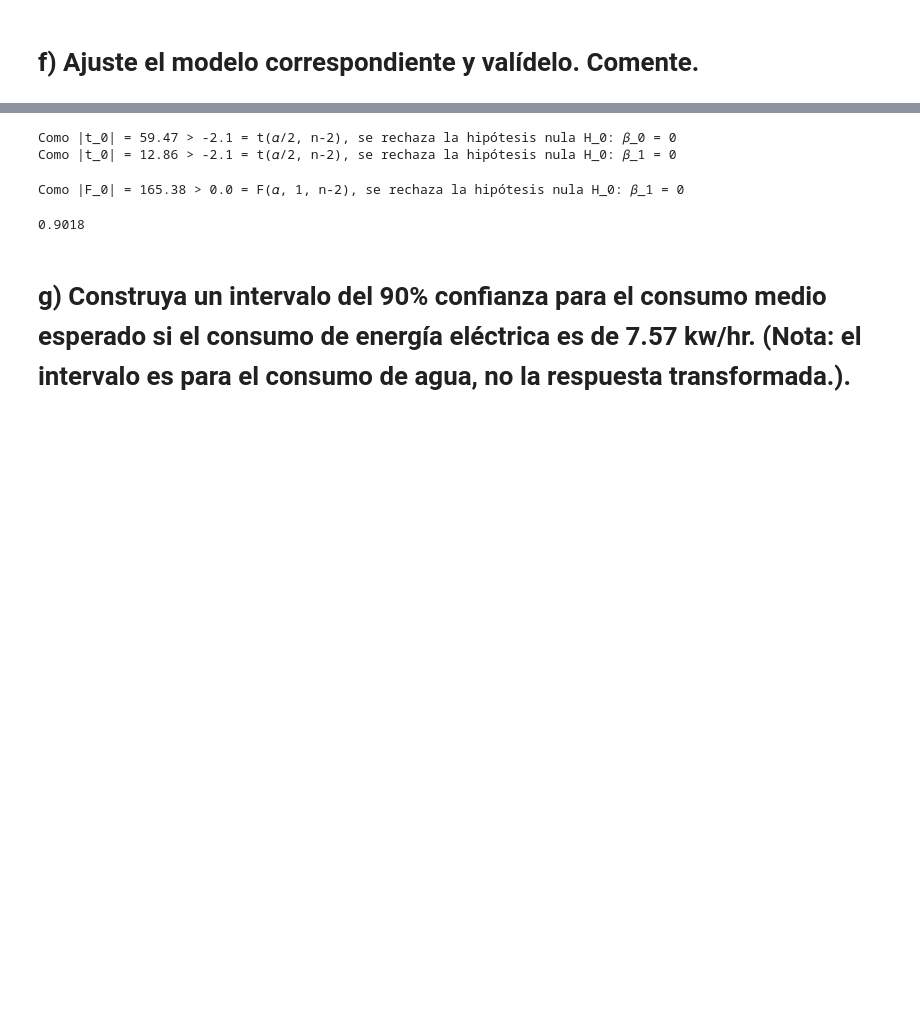
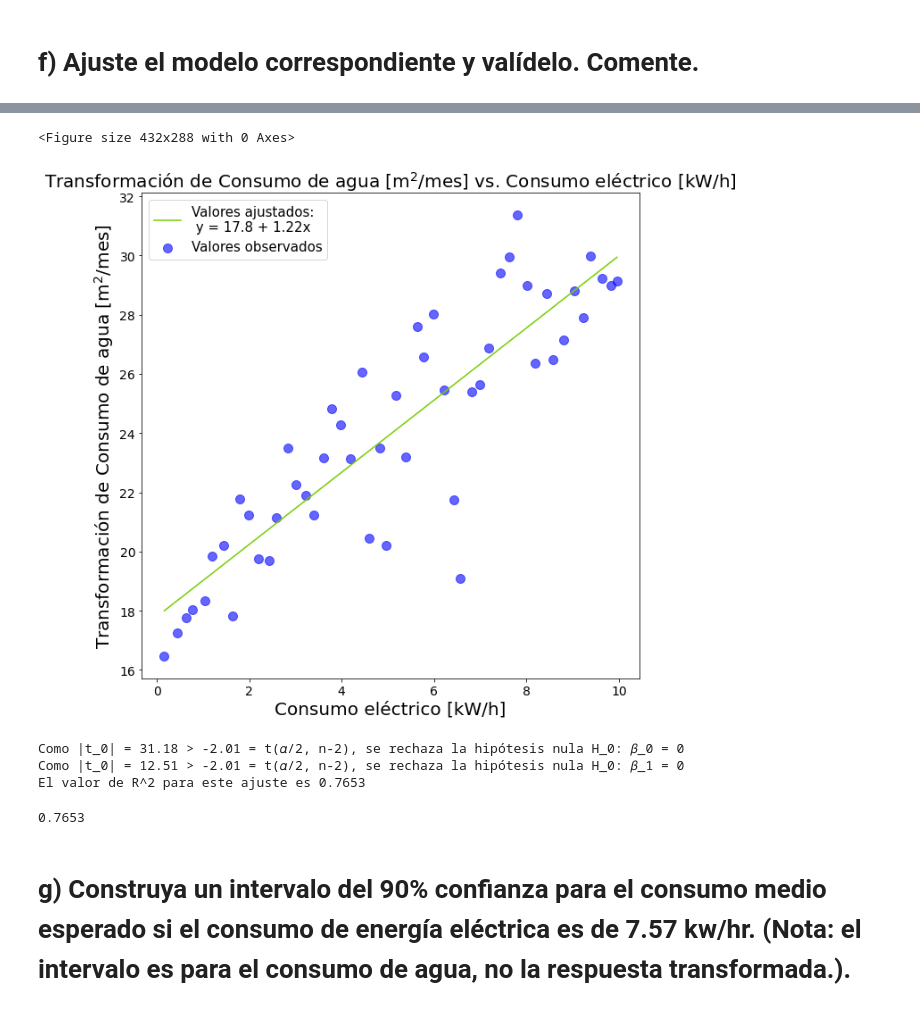
Before and after one commit to cegm/EA2-Entregables, a Jupyter notebook: Controles/Control 2/Control 2.ipynb, the cells around one changed output, grey strips where cells are left out. Cells and saved outputs as stored; diff of their text form; code cells hidden in the pictures; blank space fills up the shorter version.

```diff
--- a/Controles/Control 2/Control 2.ipynb
+++ b/Controles/Control 2/Control 2.ipynb
@@ -38,7 +38,7 @@ def get_y_bar(df, y):
     return df[y].mean()
 
 def get_S_xx(df, x):
-    return ((df[x] - x_bar(df, x))**2).sum()
+    return ((df[x] - get_x_bar(df, x))**2).sum()
 
 def fit(df, x, y):
     """
@@ -130,7 +130,9 @@ def get_SS_t(df, y):
     return sum((df[y] - get_y_bar(df, y))**2)
 
 def get_R_2(df, y, y_fit):
-    return np.round(get_SS_r(df, y, y_fit)/get_SS_t(df, y), 4)
+    R_2 = np.round(get_SS_r(df, y, y_fit)/get_SS_t(df, y), 4)
+    print(f"El valor de R^2 para este ajuste es {R_2}")
+    return R_2
 
 
 def get_lambda(df, x, y, l_lb = -1, l_ub = 1,  num_l = 9):
@@ -382,22 +445,2 @@ scatter_fit_plot(df, pretty_columns[0], pretty_columns[1])
-# %%
-pretty_columns = ["Consumo eléctrico [kW/h]",
-                  "Consumo de agua [m$^2$/mes]",
-                  "Transformación de Consumo de agua [m$^2$/mes]"]
-df.columns = pretty_columns
-scatter_fit_plot(df, pretty_columns[0], pretty_columns[2], trans = True)
 # %% [markdown]
 # f) Ajuste el modelo correspondiente y valídelo. Comente.
-# %%
-df = pd.read_csv("../../../Datos/propellant.dat", sep='\s+')
-df = df.set_index('obs')
-working_columns = ["y", "x"]
-df.columns = working_columns
-df = df.filter(["x", "y"])
-
-
-df["y_fit"], beta_0, beta_1 = fit(df, "x", "y")
-
-pretty_columns = ["Fuerza [psi]",
-                  "Edad [semanas]",
-                  "Ajuste lineal"]
-df.columns = pretty_columns
@@ -409,17 +447,29 @@ scatter_fit_plot(df, pretty_columns[0], pretty_columns[1], y_fit = pretty_column
+# %%
+working_columns = ["x", "y", "y_fit", "y_trans"]
+df.columns = working_columns
+
+df["y_fit_trans"], beta_0, beta_1 = fit(df, "x", "y_trans")
+
+pretty_columns = ["Consumo eléctrico [kW/h]",
+                  "Consumo de agua [m$^2$/mes]",
+                  "Ajuste lineal (respuesta original)",
+                  "Transformación de Consumo de agua [m$^2$/mes]",
+                  "Ajuste lineal (respuesta transformada)"]
+df.columns = pretty_columns
+
+scatter_fit_plot(df, pretty_columns[0], pretty_columns[3], y_fit = pretty_columns[4], beta_0 = beta_0, beta_1 = beta_1)
+# %% [output]
+<Figure size 432x288 with 0 Axes>
+[figure, added]
 # %%
-working_columns = ["x", "y", "y_fit"]
+working_columns = ["x", "y", "y_fit", "y_trans", "y_fit_trans"]
 df.columns = working_columns
-test_beta_0(df, "x", "y", "y_fit", beta_0)
-test_beta_1(df, "x", "y", "y_fit", beta_1)
+
+test_beta_0(df, "x", "y_trans", "y_fit_trans", beta_0)
+test_beta_1(df, "x", "y_trans", "y_fit_trans", beta_1)
+get_R_2(df, "y_trans", "y_fit_trans")
 # %% [output]
-Como |t_0| = 59.47 > -2.1 = t(𝛼/2, n-2), se rechaza la hipótesis nula H_0: 𝛽_0 = 0
-Como |t_0| = 12.86 > -2.1 = t(𝛼/2, n-2), se rechaza la hipótesis nula H_0: 𝛽_1 = 0
+Como |t_0| = 31.18 > -2.01 = t(𝛼/2, n-2), se rechaza la hipótesis nula H_0: 𝛽_0 = 0
+Como |t_0| = 12.51 > -2.01 = t(𝛼/2, n-2), se rechaza la hipótesis nula H_0: 𝛽_1 = 0
+El valor de R^2 para este ajuste es 0.7653
+0.7653
-# %%
-test_analysis_of_variance(df, "y", "y_fit", alpha = 0.01)
-# %% [output]
-Como |F_0| = 165.38 > 0.0 = F(𝛼, 1, n-2), se rechaza la hipótesis nula H_0: 𝛽_1 = 0
-# %%
-get_R_2(df, "y", "y_fit")
-#get_y_bar(df, y)
-# %% [output]
-0.9018
```
Also changed, not shown: parts of 19 cells of this notebook.
